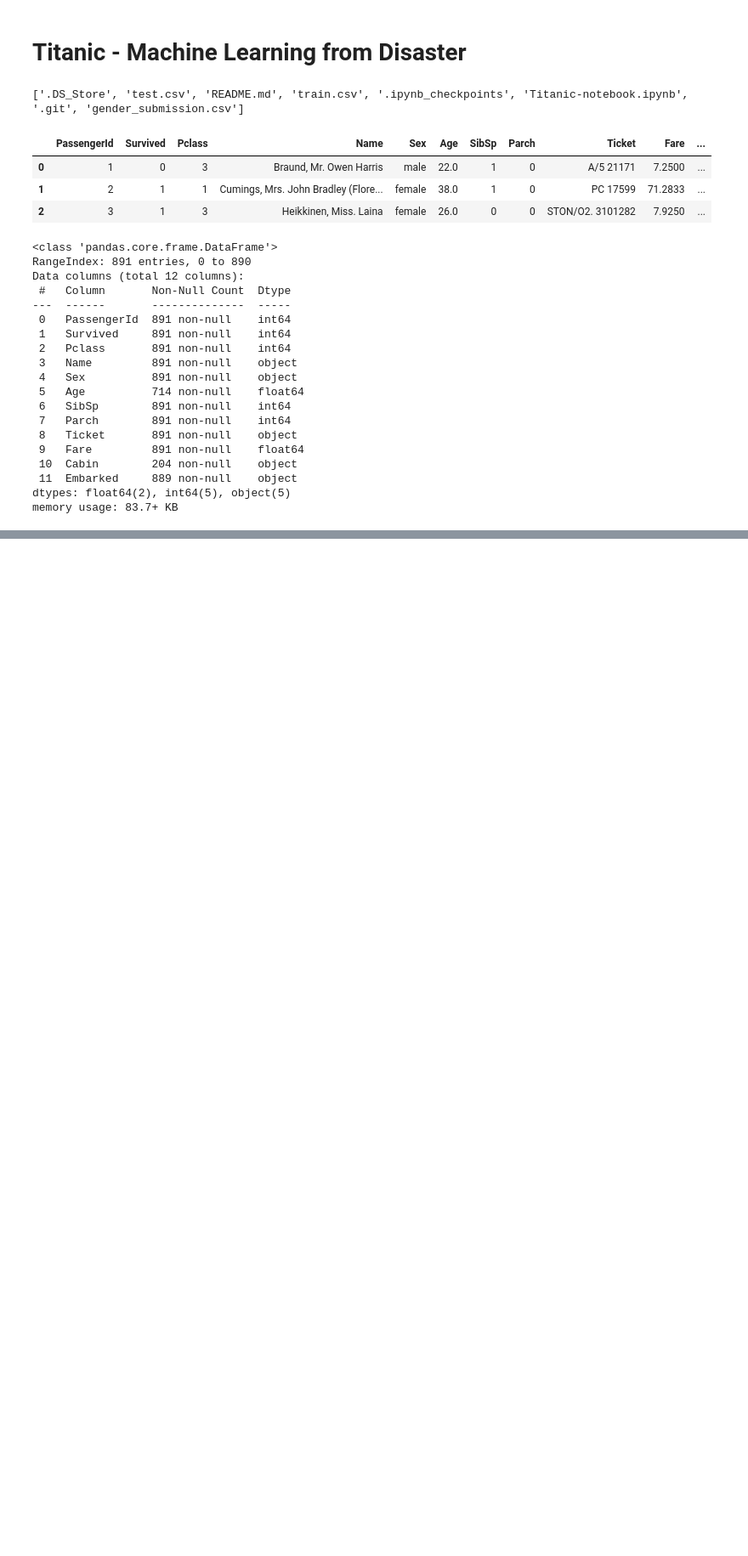
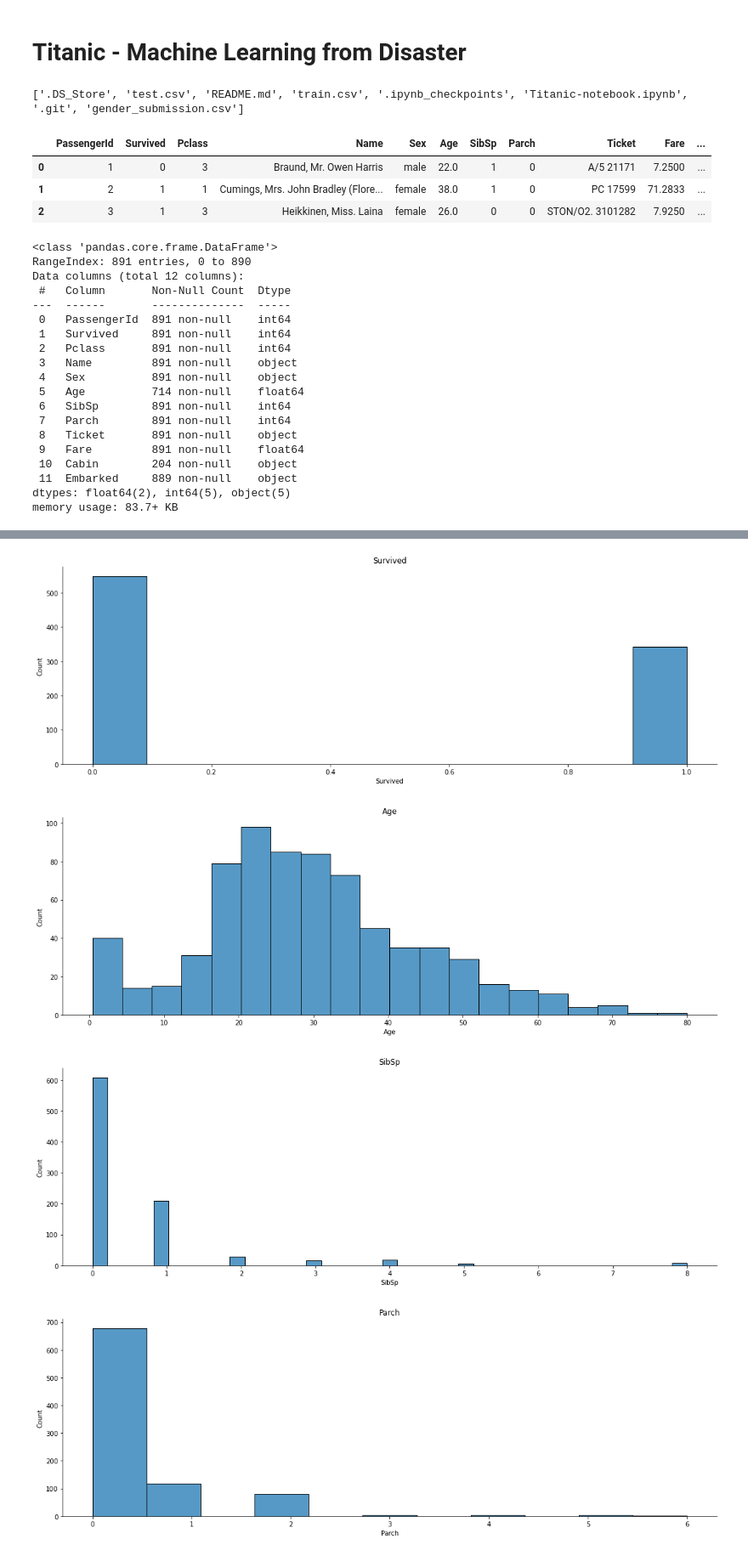
Before and after one commit to iwutung/Titanic-Machine-Learning-from-Disaster, a Jupyter notebook: Titanic-notebook.ipynb, the cells around one changed output, grey strips where cells are left out. Shown at 85% size. Drawn from its saved outputs; the diff is of its cells as text; code cells hidden in the pictures; blank space fills up the shorter version.

```diff
--- a/Titanic-notebook.ipynb
+++ b/Titanic-notebook.ipynb
@@ -76,0 +127,11 @@ train_df.describe()
+# %%
+# Distribution plots for numerical variables
+for i in train_num.columns:
+    sns.displot(train_num[i], aspect=3)
+    plt.title(i)
+    plt.show()
+# %% [output]
+[figure, added]
+[figure, added]
+[figure, added]
+[figure, added]
```
Also changed, not shown: parts of 24 cells of this notebook.
